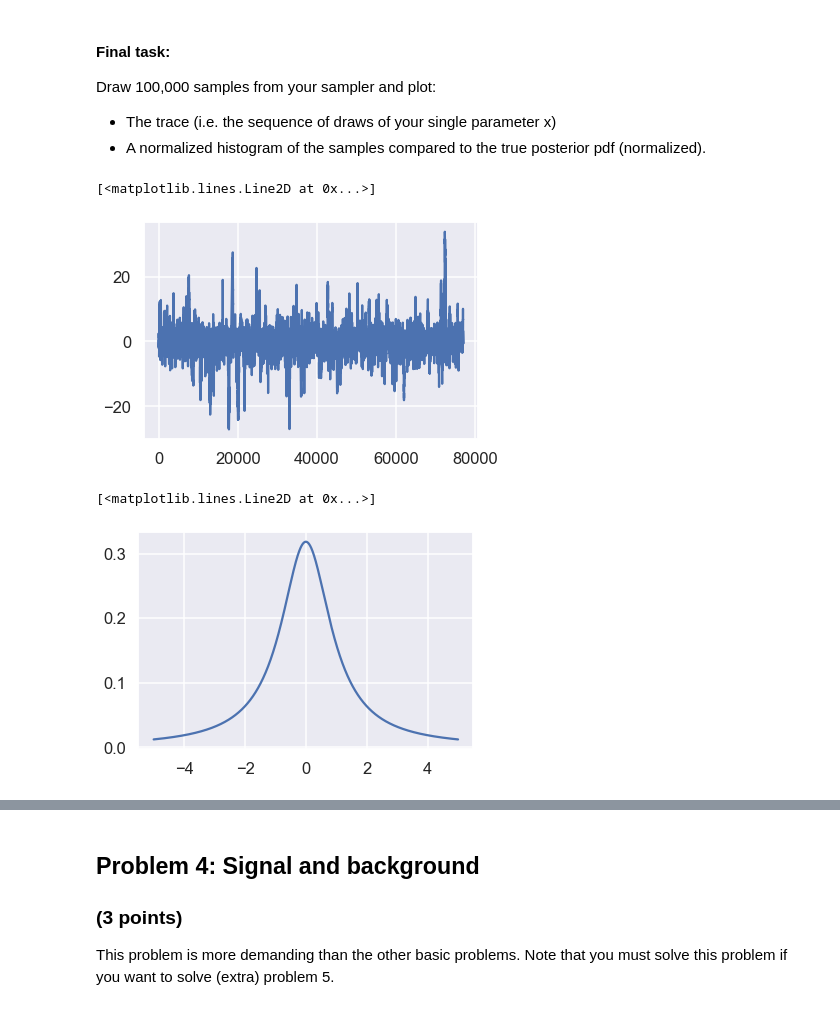
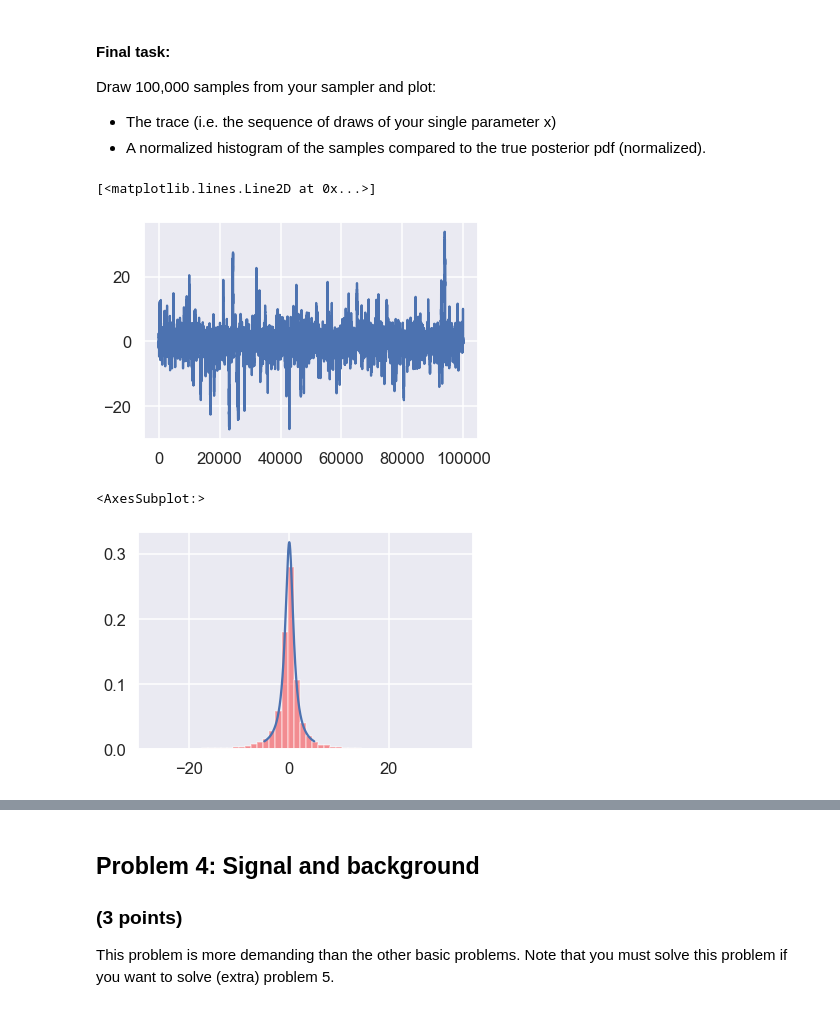
Before and after one commit to pwd-alejandro/learningFromData, a Jupyter notebook: doc/pub/ProblemSets/Set2/TIF285_ProblemSet2/TIF285_ProblemSet2/TIF285_ps2_basic_problems.ipynb, the cells around one changed output, grey strips where cells are left out. Saved outputs shown, nothing was run; the diff lists cells and outputs as text; code cells hidden in the pictures.

```diff
--- a/doc/pub/ProblemSets/Set2/TIF285_ProblemSet2/TIF285_ProblemSet2/TIF285_ps2_basic_problems.ipynb
+++ b/doc/pub/ProblemSets/Set2/TIF285_ProblemSet2/TIF285_ProblemSet2/TIF285_ps2_basic_problems.ipynb
@@ -518,7 +528,7 @@ def sampler(posterior_func,
         if accept:
             current_position = proposed_position
         else:
-            continue
+            pass
 
         samples.append(current_position)
 
@@ -581,10 +591,13 @@ x = np.linspace(min(samples), max(samples), len(samples))
 plt.plot(samples)
 # %% [output]
 [<matplotlib.lines.Line2D at 0x...>]
-[figure, old version]
+[figure, new version]
 # %%
+# plot
 x = np.linspace(-5, 5, 5000)
-plt.plot(x, posterior_function(x, normalized=True))
+ax=plt.subplot(111)
+ax.plot(x, posterior_function(x, normalized=True))
+sns.distplot(samples, kde=False, norm_hist=True,ax=ax,color='red')
 # %% [output]
-[<matplotlib.lines.Line2D at 0x...>]
+<AxesSubplot:>
-[figure, old version]
+[figure, new version]
```
Also changed, not shown: parts of 10 cells of this notebook.
